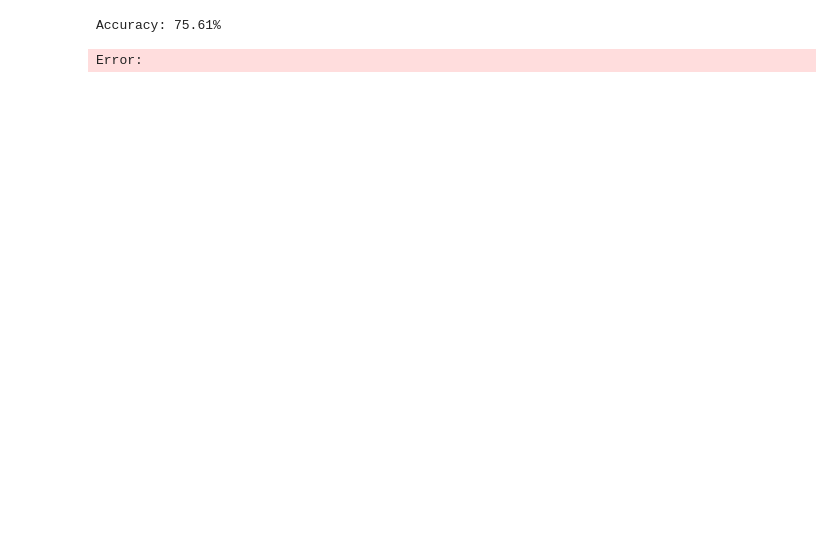
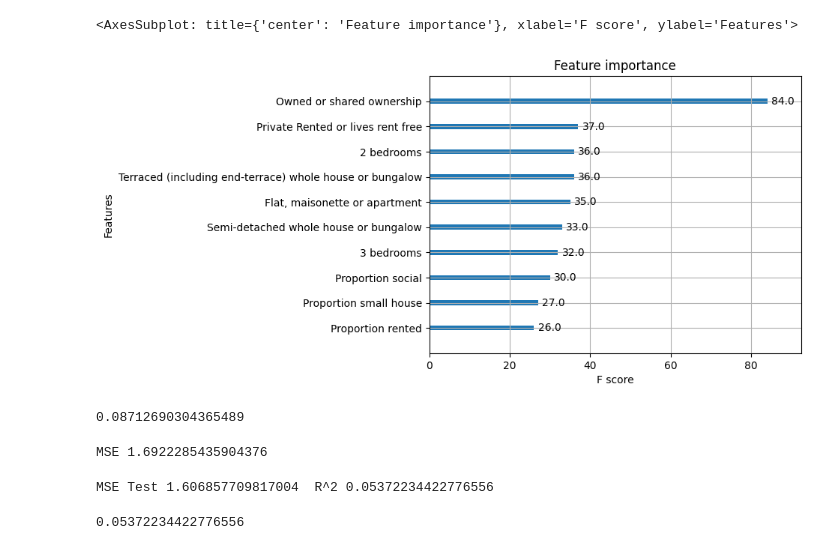
Before and after one commit to DC2-G19/policeResourceAllocation, a Jupyter notebook: XGBoost_test.ipynb, the cells around one changed output. Saved outputs shown, nothing was run; the diff lists cells and outputs as text; code cells hidden in the pictures; blank space fills up the shorter version.

```diff
--- a/XGBoost_test.ipynb
+++ b/XGBoost_test.ipynb
@@ -223,0 +87,18 @@ opt = BayesSearchCV(pipe, search_space, cv=3, n_iter=10, scoring='roc_auc', rand
+# %%
+temp_merged = burglaries_per_lsoa_month.merge(df_housing, how='left', on=['LSOA code']).dropna()
+
+df_merged = temp_merged.merge(df_sunlight, how='left', on=['Month'])
+df_merged
+temp_merged_clean = temp_merged.drop(columns=['Missing', 'LSOA name'])
+temp_merged_clean
+
+# Create dummy variables for the 'LSOA code' column
+dummy_df = pd.get_dummies(temp_merged_clean['LSOA code'], prefix='LSOA')
+
+# Concatenate the dummy variables with the original DataFrame
+df_temp_merged_clean_dummies = pd.concat([temp_merged_clean, dummy_df], axis=1)
+# %%
+df_temp_merged_clean_train = df_temp_merged_clean_dummies[(df_temp_merged_clean_dummies['Month'].dt.year >= 2014) & (df_temp_merged_clean_dummies['Month'].dt.year <= 2018)]
+df_temp_merged_clean_train
+df_temp_merged_clean_test = df_temp_merged_clean_dummies[(df_temp_merged_clean_dummies['Month'].dt.year == 2019)]
+df_temp_merged_clean_test
@@ -224,4 +119,10 @@ opt = BayesSearchCV(pipe, search_space, cv=3, n_iter=10, scoring='roc_auc', rand
+# %%
+
+X_train = df_temp_merged_clean_train.drop(columns=["Total Burglaries", "Month", "LSOA code"], axis = 1)
+y_train = df_temp_merged_clean_train["Total Burglaries"]
+X_test = df_temp_merged_clean_test.drop(columns=["Total Burglaries", "Month", "LSOA code"], axis = 1)
+y_test = df_temp_merged_clean_test["Total Burglaries"]
 # %%
-model = XGBClassifier()
+model = XGBRegressor()
 model.fit(X_train, y_train)
 # %% [output]
@@ -239,10 +140,28 @@ XGBClassifier(base_score=None, booster=None, callbacks=None,
-# %%
-from sklearn.metrics import accuracy_score
-y_pred = model.predict(X_test)
-predictions = [round(value) for value in y_pred]
-
-accuracy = accuracy_score(y_test, predictions)
-print ("Accuracy: %.2f%%" % (accuracy * 100.0))
-# %% [output]
-Accuracy: 75.61%
-Error:
+# %%
+import matplotlib.pyplot as plt
+%matplotlib inline
+
+xgb.plot_importance(model, ax=plt.gca(), max_num_features=10)
+# %% [output]
+<AxesSubplot: title={'center': 'Feature importance'}, xlabel='F score', ylabel='Features'>
+[figure, added]
+# %%
+pred_train = model.predict(X_train)
+from sklearn.metrics import mean_squared_error, r2_score
+predictions = model.predict(X_test)
+# %% [output]
+0.08712690304365489
+# %%
+#train
+print("MSE Train " + str(mean_squared_error(y_train, pred_train)))
+# %% [output]
+MSE 1.6922285435904376
+# %%
+#test
+print("MSE Test " + str(mean_squared_error(y_test, predictions)) + "  R^2 " + str(r2_score(y_test, predictions)))
+# %% [output]
+MSE Test 1.606857709817004  R^2 0.05372234422776556
+# %%
+model.score(X_test, y_test)
+# %% [output]
+0.05372234422776556
```
Also changed, not shown: parts of 16 cells of this notebook.
